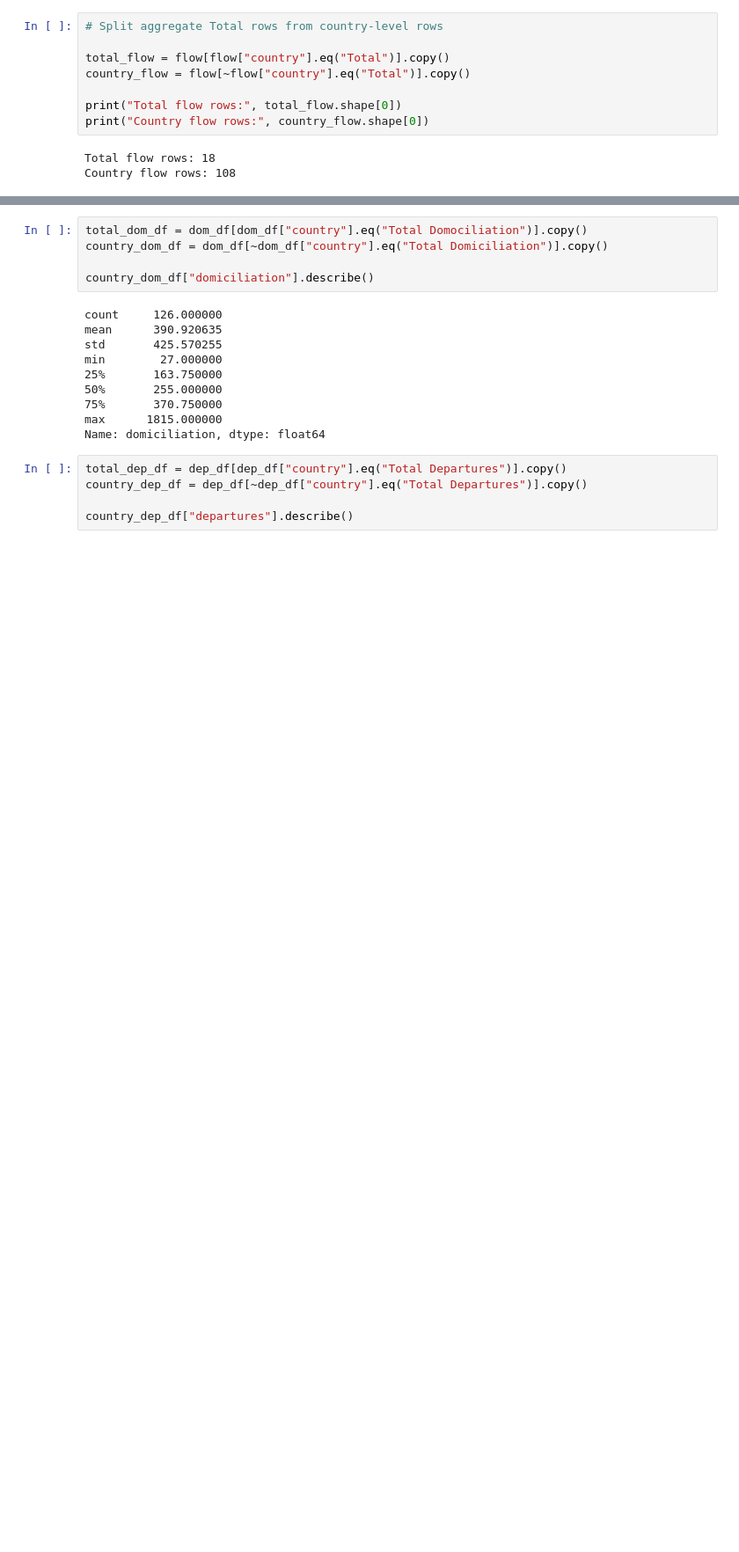
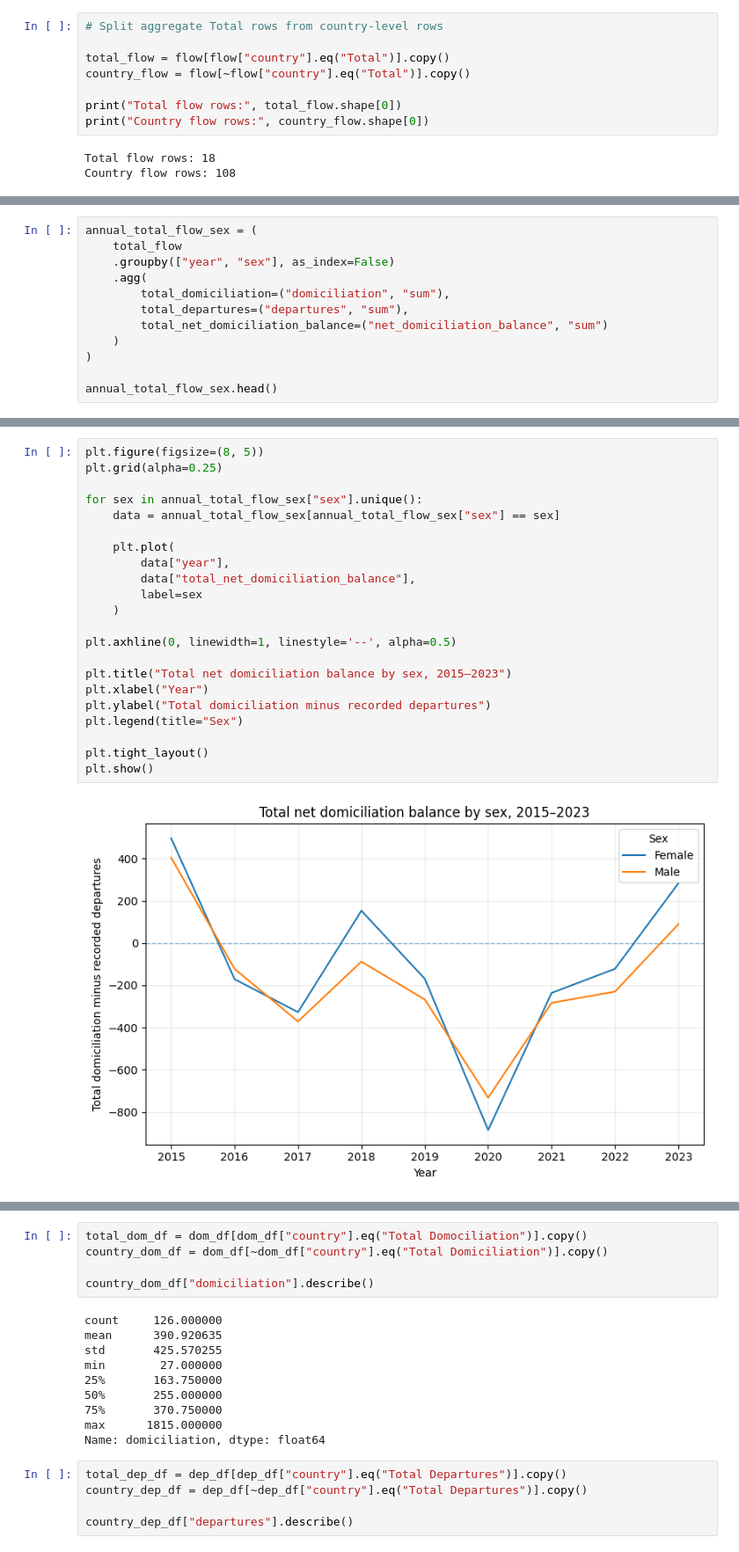
Before and after one commit to GirelliG-it/aruba_population_analyses, a Jupyter notebook: notebooks/1_11-1_12-dom-dep.ipynb, the cells around one changed output, grey strips where cells are left out. Shown at 88% size. Drawn from its saved outputs; the diff is of its cells as text; blank space fills up the shorter version.

```diff
--- a/notebooks/1_11-1_12-dom-dep.ipynb
+++ b/notebooks/1_11-1_12-dom-dep.ipynb
@@ -188,0 +309,12 @@ Country flow rows: 108
+# %%
+annual_total_flow_sex = (
+    total_flow
+    .groupby(["year", "sex"], as_index=False)
+    .agg(
+        total_domiciliation=("domiciliation", "sum"),
+        total_departures=("departures", "sum"),
+        total_net_domiciliation_balance=("net_domiciliation_balance", "sum")
+    )
+)
+
+annual_total_flow_sex.head()
@@ -189 +328,25 @@ Country flow rows: 108
+# %%
+plt.figure(figsize=(8, 5))
+plt.grid(alpha=0.25)
+
+for sex in annual_total_flow_sex["sex"].unique():
+    data = annual_total_flow_sex[annual_total_flow_sex["sex"] == sex]
+
+    plt.plot(
+        data["year"],
+        data["total_net_domiciliation_balance"],
+        label=sex
+    )
+
+plt.axhline(0, linewidth=1, linestyle='--', alpha=0.5)
+
+plt.title("Total net domiciliation balance by sex, 2015–2023")
+plt.xlabel("Year")
+plt.ylabel("Total domiciliation minus recorded departures")
+plt.legend(title="Sex")
+
+plt.tight_layout()
+plt.show()
+# %% [output]
+[figure, added]
 # %% [markdown]
```
Also changed, not shown: parts of 21 cells of this notebook, 1 other file.
